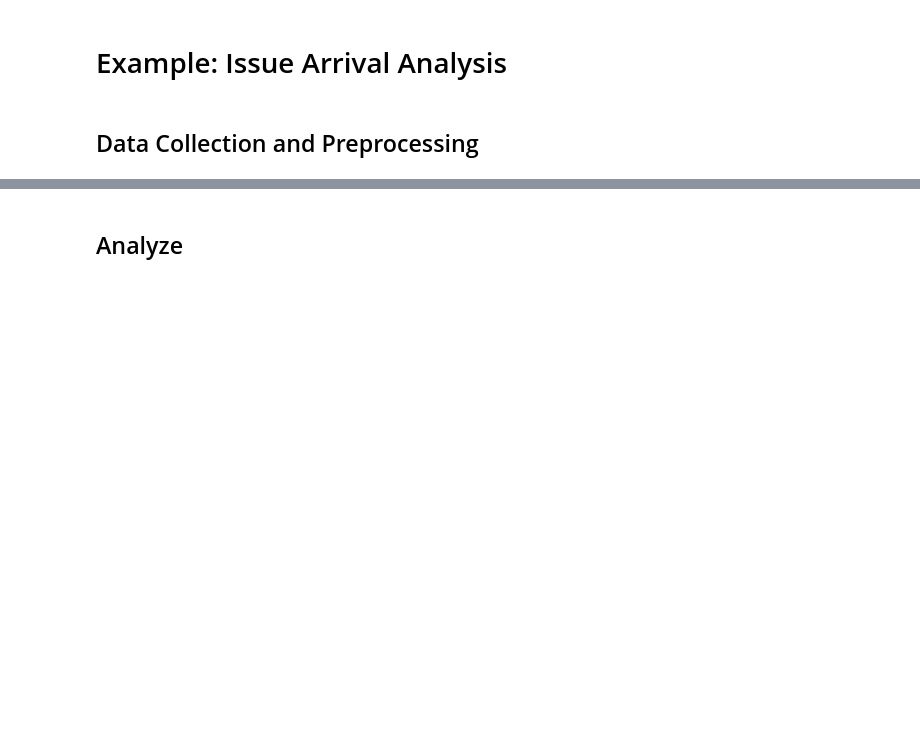
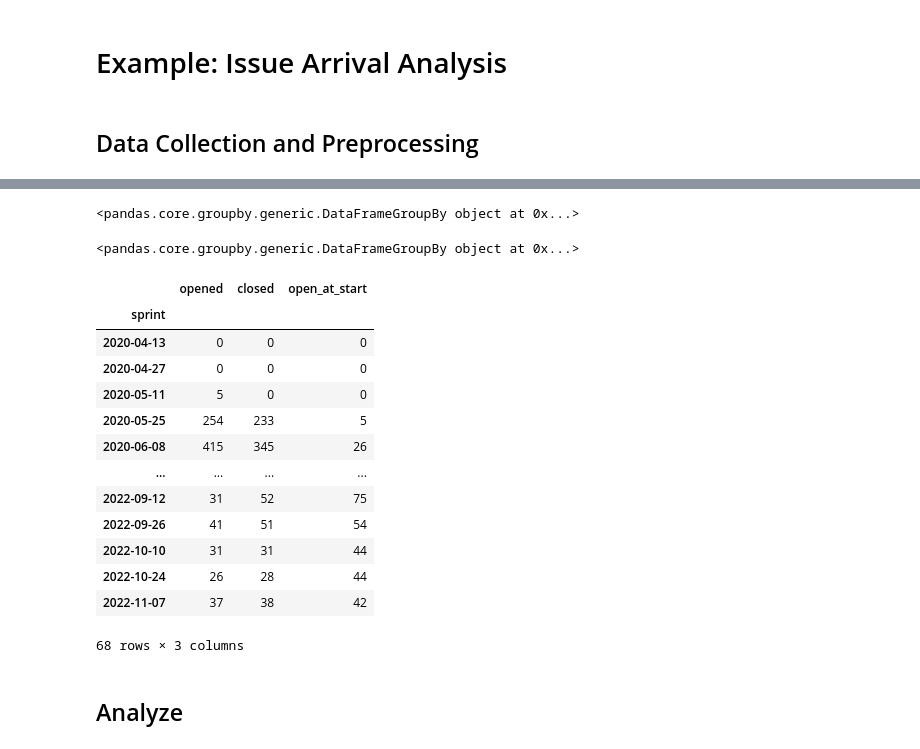
Before and after one commit to LeonBein/masterThesisCode, a Jupyter notebook: Explorer.ipynb, the cells around one changed output, grey strips where cells are left out. Drawn from its saved outputs; the diff is of its cells as text; code cells hidden in the pictures; blank space fills up the shorter version.

```diff
--- a/Explorer.ipynb
+++ b/Explorer.ipynb
@@ -45,7 +61,10 @@ def date_to_sprint(date_to_convert):
     return max(0, (date_to_convert - start_date_first_sprint) // sprint_length + 1) # Sprint "0" is everything before the first
 
 def sprint_to_start_date(sprint_to_convert):
-    return start_date_first_sprint + (sprint_to_convert - 1) * sprint_length
+    return (start_date_first_sprint + (sprint_to_convert - 1) * sprint_length)
+
+def date_to_sprint_start(date_to_convert):
+    return sprint_to_start_date(date_to_sprint(date_to_convert))
 # %% [markdown]
 ## Repos
 # %%
@@ -69,18 +126,37 @@ issues_dataframe
 # %%
-issues_opened_per_sprint = issues_dataframe.groupby(by=(lambda index: date_to_sprint(issues_dataframe.loc[index].issue.created_at)))
+issues_opened_per_sprint = issues_dataframe.groupby(by=(lambda index: date_to_sprint_start(issues_dataframe.loc[index].issue.created_at)))
 issues_opened_per_sprint
+# %% [output]
+<pandas.core.groupby.generic.DataFrameGroupBy object at 0x...>
 # %%
 closed_issues = issues_dataframe[issues_dataframe.apply(lambda x: x.issue.closed_at is not None, axis=1)]
-issues_closed_per_sprint = closed_issues.groupby(by=(lambda index: date_to_sprint(issues_dataframe.loc[index].issue.closed_at)))
+issues_closed_per_sprint = closed_issues.groupby(by=(lambda index: date_to_sprint_start(issues_dataframe.loc[index].issue.closed_at)))
 issues_closed_per_sprint
+# %% [output]
+<pandas.core.groupby.generic.DataFrameGroupBy object at 0x...>
 # %%
-issues = pandas.DataFrame(index=range(0, date_to_sprint(datetime.today())+1)) # The range ensures that there are rows for sprints where no issues were opened or closed
+issues = pandas.DataFrame(index=map(sprint_to_start_date, range(0, date_to_sprint(datetime.today())+1))) # The range ensures that there are rows for sprints where no issues were opened or closed
 issues.index.name = 'sprint'
 issues['opened'] = issues_opened_per_sprint.count().astype('Int64')
 issues['closed'] = issues_closed_per_sprint.count().astype('Int64')
 issues = issues.fillna(0) # Replace NaN values from outer join with zero
 issues['open_at_start'] = (issues.opened - issues.closed).cumsum().shift(fill_value=0) # Issues open at start of each sprint = sum of issues opened - closed beforea
 issues
+# %% [output]
+|  | opened | closed | open_at_start |
+| sprint |  |  |  |
+| 2020-04-13 | 0 | 0 | 0 |
+| 2020-04-27 | 0 | 0 | 0 |
+| 2020-05-11 | 5 | 0 | 0 |
+| 2020-05-25 | 254 | 233 | 5 |
+| 2020-06-08 | 415 | 345 | 26 |
+| ... | ... | ... | ... |
+| 2022-09-12 | 31 | 52 | 75 |
+| 2022-09-26 | 41 | 51 | 54 |
+| 2022-10-10 | 31 | 31 | 44 |
+| 2022-10-24 | 26 | 28 | 44 |
+| 2022-11-07 | 37 | 38 | 42 |
+68 rows × 3 columns
 # %% [markdown]
 ## Analyze
 # %%
```
Also changed, not shown: parts of 7 cells of this notebook.
